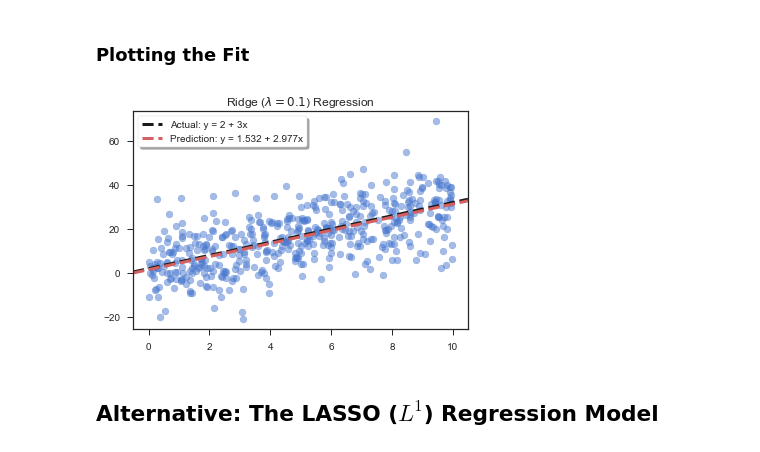
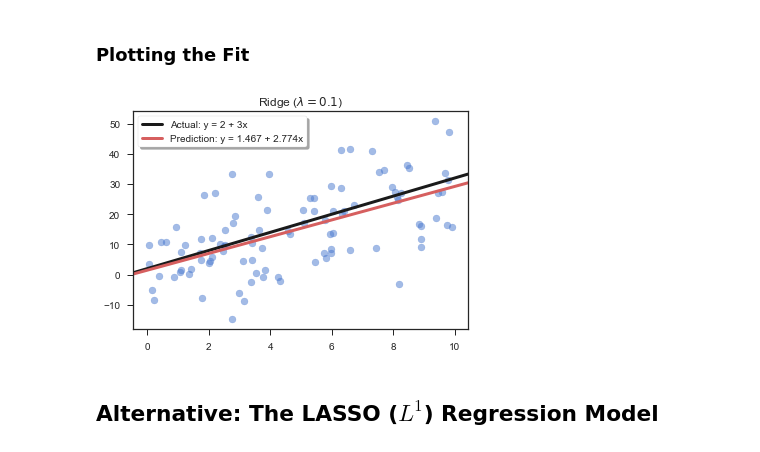
Before and after one commit to artemmavrin/StatTools, a Jupyter notebook: examples/Simple Linear Regression.ipynb, the cells around one changed output. Saved outputs shown, nothing was run; the diff lists cells and outputs as text; code cells hidden in the pictures.

```diff
--- a/examples/Simple Linear Regression.ipynb
+++ b/examples/Simple Linear Regression.ipynb
@@ -18,7 +18,7 @@ np.random.seed(100)
 # %% [markdown]
 ## Create Some Artificial Data
 # %%
-n = 500
+n = 100
 slope = 3
 intercept = 2
 
@@ -74,7 +74,7 @@ MSE: 0.23571
 # %%
 %time
 gd=GradientDescent(iterations=10000, rate=0.01)
-model = LinearRegression(penalty="l2").fit(x, y, optimizer=gd)
+model = Ridge().fit(x, y, optimizer=gd)
 # %% [output]
 CPU times: user 4 µs, sys: 1e+03 ns, total: 5 µs
 Wall time: 8.82 µs
@@ -83,18 +83,18 @@ Wall time: 8.82 µs
 # %%
 # Get intercept (a) and slope (b) of model
 a, b = model.coef
 
 # Plot the regression line
 plt.figure()
 plt.scatter(x, y, c="b", alpha=0.5)
-abline(intercept, slope, ls="--", lw=3, c="k", label=f"Actual: y = {intercept} + {slope}x")
-abline(a, b, ls="--", lw=3, c="r", label=f"Prediction: y = {a:.3f} + {b:.3f}x")
-plt.title(f"Ridge ($\lambda={model.lam}$) Regression")
+abline(intercept, slope, lw=3, c="k", label=f"Actual: y = {intercept} + {slope}x")
+abline(a, b, lw=3, c="r", label=f"Prediction: y = {a:.3f} + {b:.3f}x")
+plt.title(f"Ridge ($\lambda={model.penalty}$)")
 plt.legend(loc="best", frameon=True, shadow=True)
 plt.show()
 plt.close()
 # %% [output]
-[figure, old version]
+[figure, new version]
 # %% [markdown]
 ## Alternative: The LASSO ($L^1$) Regression Model
 # %% [markdown]
```
Also changed, not shown: parts of 6 cells of this notebook, 10 other files.
